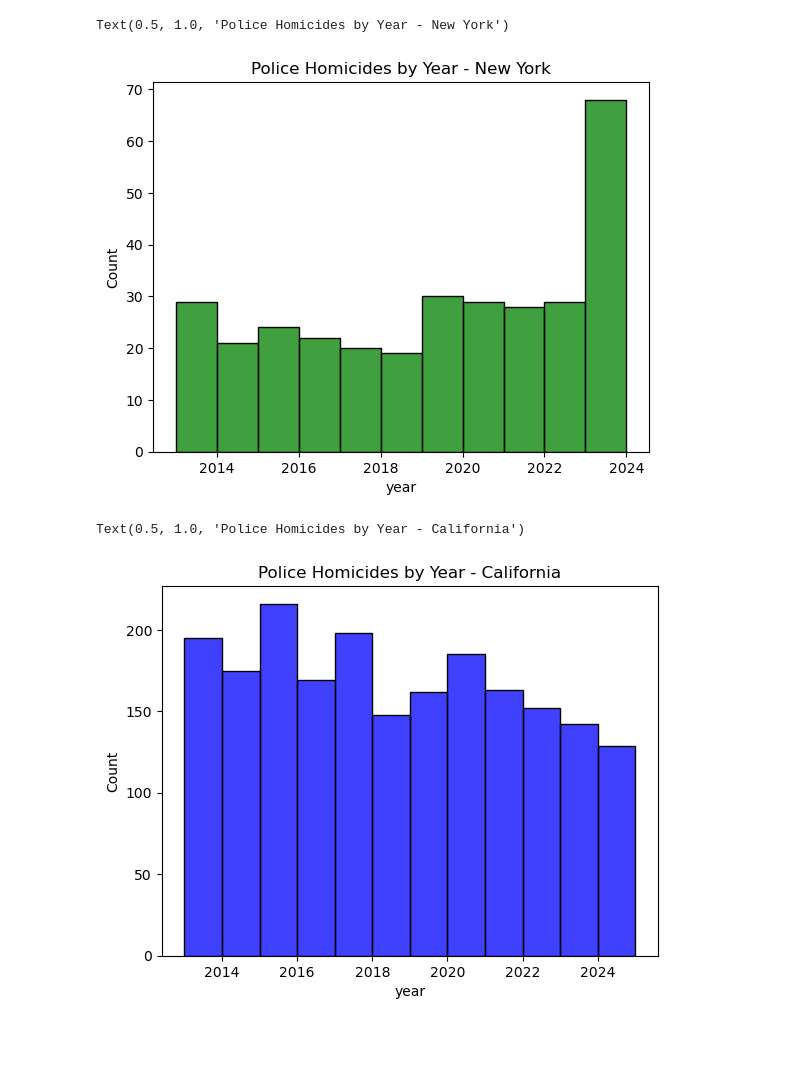
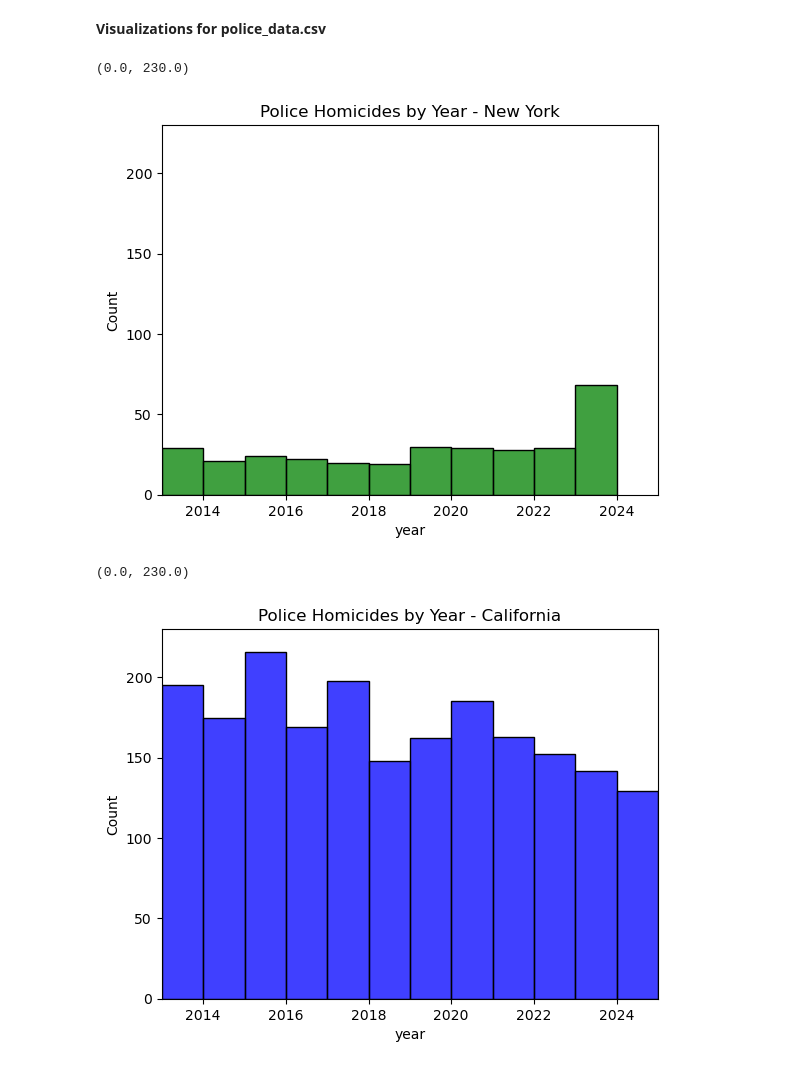
Before and after one commit to flora-concise/macs-30100-police-proj-cleaned, a Jupyter notebook: acs_merge_police.ipynb, the cells around one changed output. Saved outputs shown, nothing was run; the diff lists cells and outputs as text; code cells hidden in the pictures; blank space fills up the shorter version.

```diff
--- a/acs_merge_police.ipynb
+++ b/acs_merge_police.ipynb
@@ -96,22 +105,28 @@ def attr_merger(geo_joined_df, census_file_path, county):
 geo_ny = tract_merger('police_data.csv', 'new_york_shapefiles/tl_2023_36_tract.shp')
 geo_il = tract_merger('police_data.csv', 'illinois_shapefiles/tl_2023_17_tract.shp')
 geo_ca = tract_merger('police_data.csv', 'california_shapefiles/tl_2023_06_tract.shp')
+# %% [markdown]
+**Visualizations for police_data.csv**
 # %%
 sns.histplot(geo_ny['year'],
              color='g',
              binwidth=1)
 plt.title('Police Homicides by Year - New York')
+plt.xlim(2013, 2025)
+plt.ylim(0, 230)
 # %% [output]
-Text(0.5, 1.0, 'Police Homicides by Year - New York')
+(0.0, 230.0)
-[figure, old version]
+[figure, new version]
 # %%
 sns.histplot(geo_ca['year'],
              color='b',
              binwidth=1)
 plt.title('Police Homicides by Year - California')
+plt.xlim(2013, 2025)
+plt.ylim(0, 230)
 # %% [output]
-Text(0.5, 1.0, 'Police Homicides by Year - California')
+(0.0, 230.0)
-[figure, old version]
+[figure, new version]
 # %%
 sns.histplot(geo_il['year'],
              color='grey',
```
Also changed, not shown: parts of 14 cells of this notebook.
